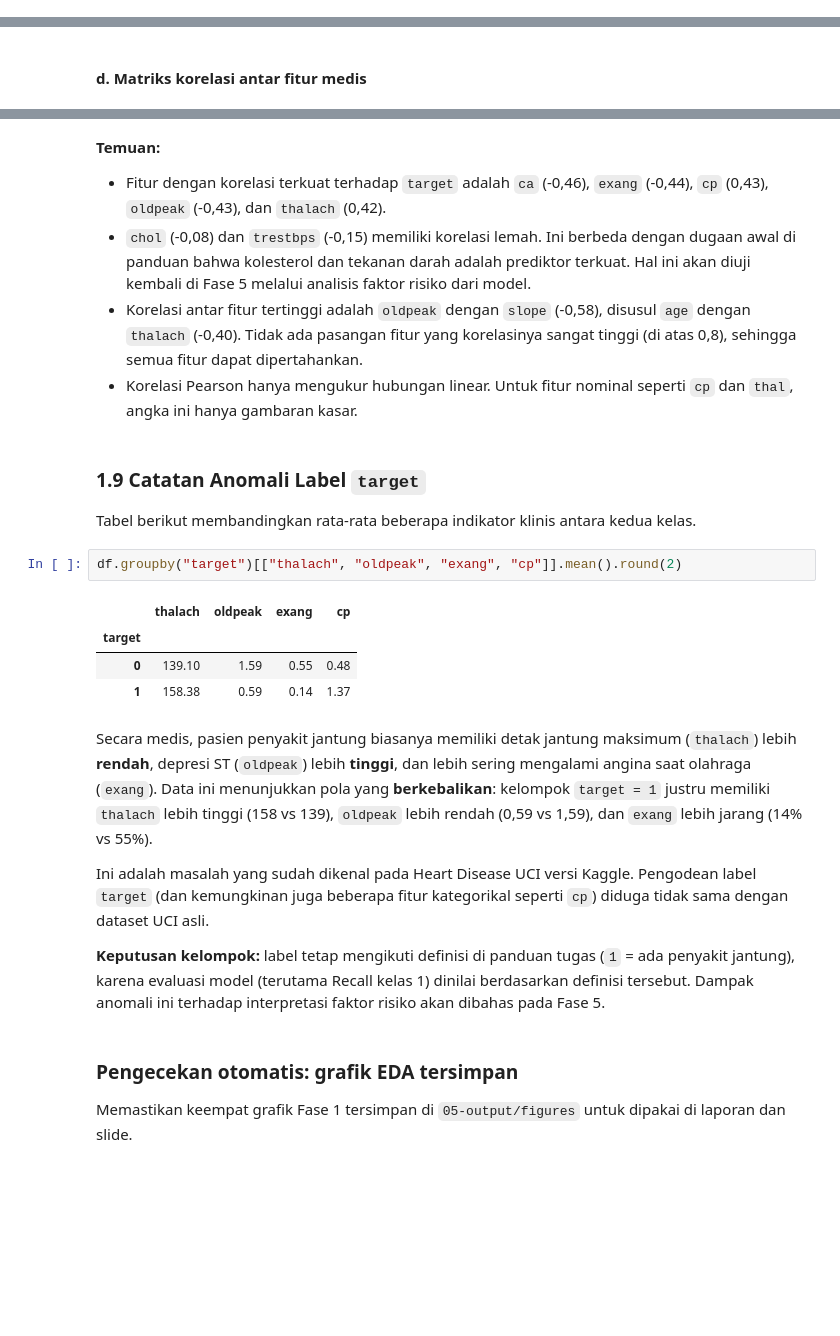
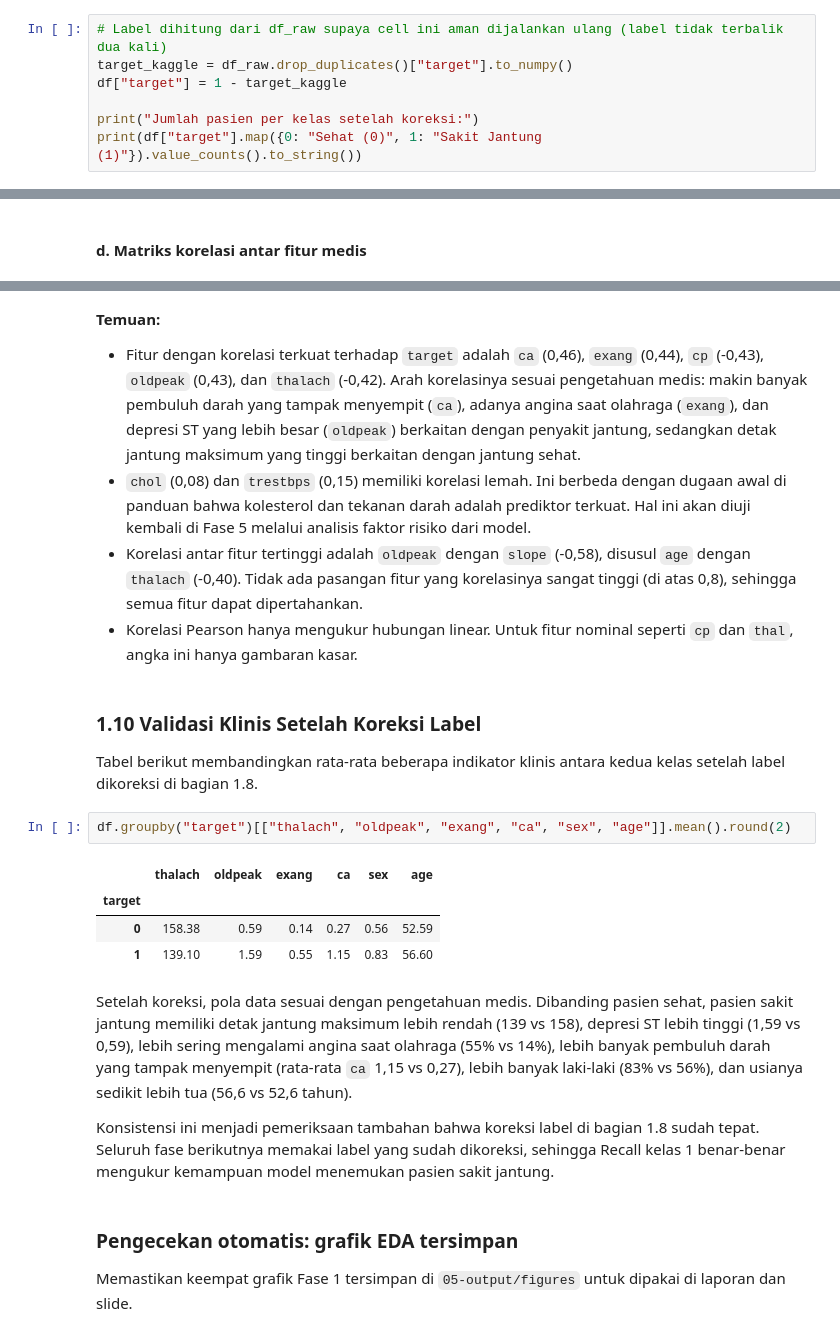
Before and after one commit to agm4r/uci-heart-disease-classification, a Jupyter notebook: 03-notebook/KelompokX_Heart_Disease_Prediction.ipynb, the cells around one changed output, grey strips where cells are left out. Drawn from its saved outputs; the diff is of its cells as text; blank space fills up the shorter version.

```diff
--- a/03-notebook/KelompokX_Heart_Disease_Prediction.ipynb
+++ b/03-notebook/KelompokX_Heart_Disease_Prediction.ipynb
@@ -209,0 +277,7 @@ Jumlah baris yang terdampak kecil (2 baris pada `thal` dan 4 baris pada `ca`), s
+# %%
+# Label dihitung dari df_raw supaya cell ini aman dijalankan ulang (label tidak terbalik dua kali)
+target_kaggle = df_raw.drop_duplicates()["target"].to_numpy()
+df["target"] = 1 - target_kaggle
+
+print("Jumlah pasien per kelas setelah koreksi:")
+print(df["target"].map({0: "Sehat (0)", 1: "Sakit Jantung (1)"}).value_counts().to_string())
@@ -380,27 +468,25 @@ plt.show()
 # %% [markdown]
 **Temuan:**
 
-- Fitur dengan korelasi terkuat terhadap `target` adalah `ca` (-0,46), `exang` (-0,44), `cp` (0,43), `oldpeak` (-0,43), dan `thalach` (0,42).
-- `chol` (-0,08) dan `trestbps` (-0,15) memiliki korelasi lemah. Ini berbeda dengan dugaan awal di panduan bahwa kolesterol dan tekanan darah adalah prediktor terkuat. Hal ini akan diuji kembali di Fase 5 melalui analisis faktor risiko dari model.
+- Fitur dengan korelasi terkuat terhadap `target` adalah `ca` (0,46), `exang` (0,44), `cp` (-0,43), `oldpeak` (0,43), dan `thalach` (-0,42). Arah korelasinya sesuai pengetahuan medis: makin banyak pembuluh darah yang tampak menyempit (`ca`), adanya angina saat olahraga (`exang`), dan depresi ST yang lebih besar (`oldpeak`) berkaitan dengan penyakit jantung, sedangkan detak jantung maksimum yang tinggi berkaitan dengan jantung sehat.
+- `chol` (0,08) dan `trestbps` (0,15) memiliki korelasi lemah. Ini berbeda dengan dugaan awal di panduan bahwa kolesterol dan tekanan darah adalah prediktor terkuat. Hal ini akan diuji kembali di Fase 5 melalui analisis faktor risiko dari model.
 - Korelasi antar fitur tertinggi adalah `oldpeak` dengan `slope` (-0,58), disusul `age` dengan `thalach` (-0,40). Tidak ada pasangan fitur yang korelasinya sangat tinggi (di atas 0,8), sehingga semua fitur dapat dipertahankan.
 - Korelasi Pearson hanya mengukur hubungan linear. Untuk fitur nominal seperti `cp` dan `thal`, angka ini hanya gambaran kasar.
 # %% [markdown]
-### 1.9 Catatan Anomali Label `target`
+### 1.10 Validasi Klinis Setelah Koreksi Label
 
-Tabel berikut membandingkan rata-rata beberapa indikator klinis antara kedua kelas.
+Tabel berikut membandingkan rata-rata beberapa indikator klinis antara kedua kelas setelah label dikoreksi di bagian 1.8.
 # %%
-df.groupby("target")[["thalach", "oldpeak", "exang", "cp"]].mean().round(2)
+df.groupby("target")[["thalach", "oldpeak", "exang", "ca", "sex", "age"]].mean().round(2)
 # %% [output]
-|  | thalach | oldpeak | exang | cp |
-| target |  |  |  |  |
-| 0 | 139.10 | 1.59 | 0.55 | 0.48 |
-| 1 | 158.38 | 0.59 | 0.14 | 1.37 |
+|  | thalach | oldpeak | exang | ca | sex | age |
+| target |  |  |  |  |  |  |
+| 0 | 158.38 | 0.59 | 0.14 | 0.27 | 0.56 | 52.59 |
+| 1 | 139.10 | 1.59 | 0.55 | 1.15 | 0.83 | 56.60 |
-# %% [markdown]
-Secara medis, pasien penyakit jantung biasanya memiliki detak jantung maksimum (`thalach`) lebih **rendah**, depresi ST (`oldpeak`) lebih **tinggi**, dan lebih sering mengalami angina saat olahraga (`exang`). Data ini menunjukkan pola yang **berkebalikan**: kelompok `target = 1` justru memiliki `thalach` lebih tinggi (158 vs 139), `oldpeak` lebih rendah (0,59 vs 1,59), dan `exang` lebih jarang (14% vs 55%).
-
-Ini adalah masalah yang sudah dikenal pada Heart Disease UCI versi Kaggle. Pengodean label `target` (dan kemungkinan juga beberapa fitur kategorikal seperti `cp`) diduga tidak sama dengan dataset UCI asli.
-
-**Keputusan kelompok:** label tetap mengikuti definisi di panduan tugas (`1` = ada penyakit jantung), karena evaluasi model (terutama Recall kelas 1) dinilai berdasarkan definisi tersebut. Dampak anomali ini terhadap interpretasi faktor risiko akan dibahas pada Fase 5.
+# %% [markdown]
+Setelah koreksi, pola data sesuai dengan pengetahuan medis. Dibanding pasien sehat, pasien sakit jantung memiliki detak jantung maksimum lebih rendah (139 vs 158), depresi ST lebih tinggi (1,59 vs 0,59), lebih sering mengalami angina saat olahraga (55% vs 14%), lebih banyak pembuluh darah yang tampak menyempit (rata-rata `ca` 1,15 vs 0,27), lebih banyak laki-laki (83% vs 56%), dan usianya sedikit lebih tua (56,6 vs 52,6 tahun).
+
+Konsistensi ini menjadi pemeriksaan tambahan bahwa koreksi label di bagian 1.8 sudah tepat. Seluruh fase berikutnya memakai label yang sudah dikoreksi, sehingga Recall kelas 1 benar-benar mengukur kemampuan model menemukan pasien sakit jantung.
 # %% [markdown]
 ### Pengecekan otomatis: grafik EDA tersimpan
 Memastikan keempat grafik Fase 1 tersimpan di `05-output/figures` untuk dipakai di laporan dan slide.
```
Also changed, not shown: parts of 19 cells of this notebook, 4 other files.
